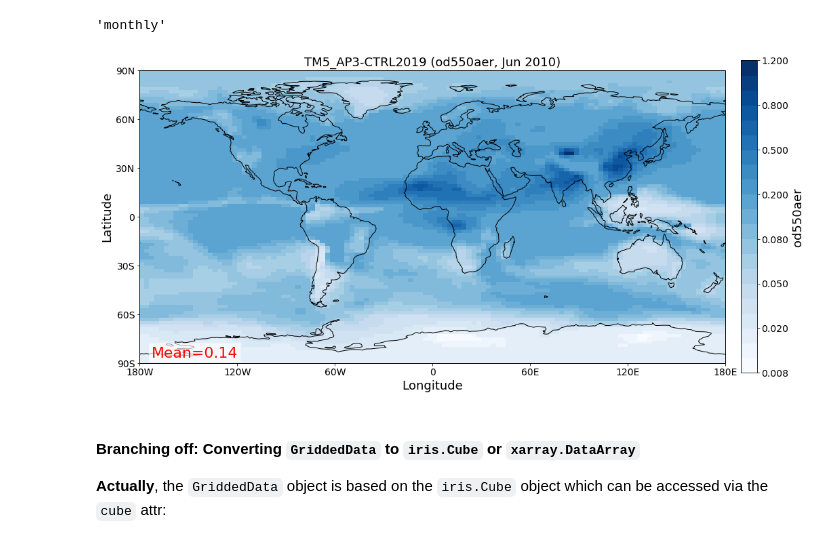
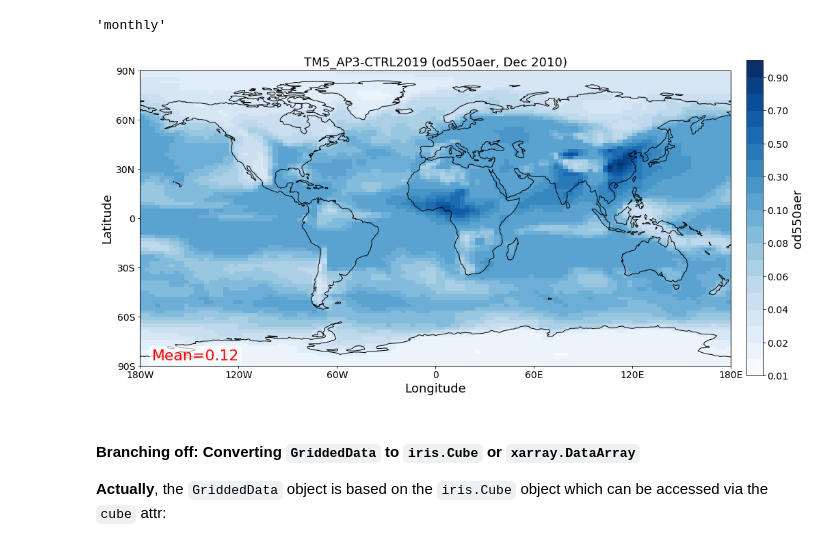
Before and after one commit to NordicESMhub/NEGI-Abisko-2019, a Jupyter notebook: content/training/pyaerocom/jgliss_intro_model_evaluation_pyaerocom.ipynb, the cells around one changed output. Saved outputs shown, nothing was run; the diff lists cells and outputs as text; code cells hidden in the pictures.

```diff
--- a/content/training/pyaerocom/jgliss_intro_model_evaluation_pyaerocom.ipynb
+++ b/content/training/pyaerocom/jgliss_intro_model_evaluation_pyaerocom.ipynb
@@ -95,9 +115,9 @@ model_data.ts_type # temporal resolution
 # %% [output]
 'monthly'
 # %%
-model_data.quickplot_map('June 2010');
+model_data.quickplot_map(11);
 # %% [output]
-[figure, old version]
+[figure, new version]
 # %% [markdown]
 #### Branching off: Converting `GriddedData` to `iris.Cube` or `xarray.DataArray`
 
```
Also changed, not shown: parts of 14 cells of this notebook, 3 other files.
